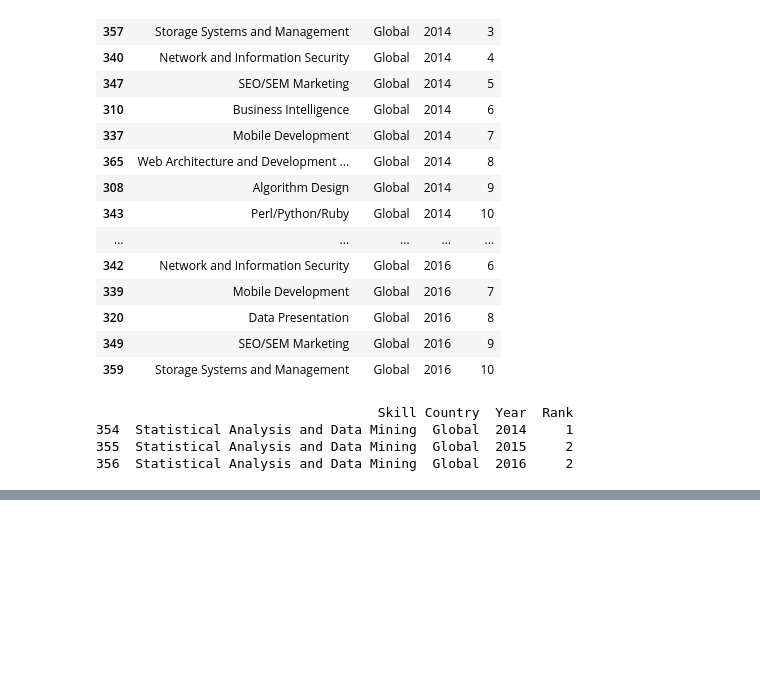
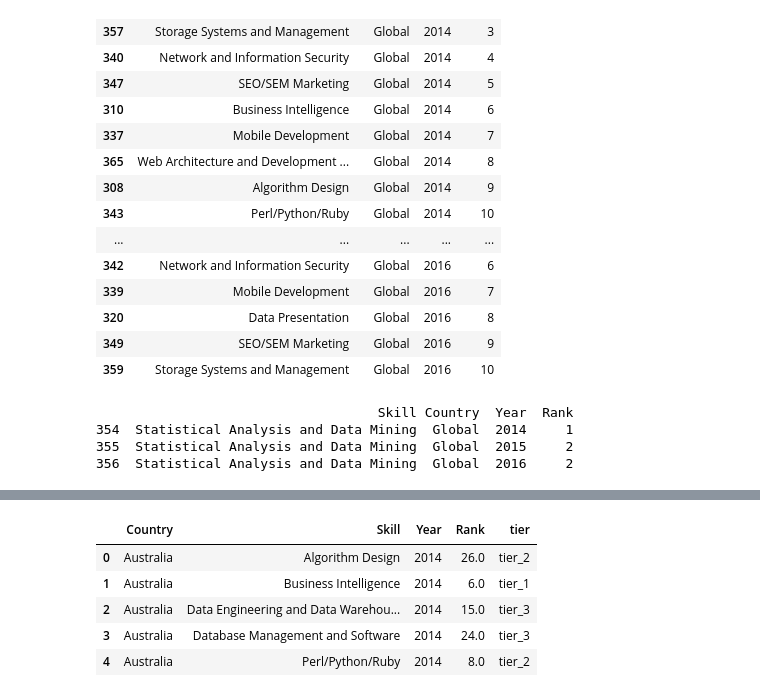
Before and after one commit to radroid/data-visualization-projects, a Jupyter notebook: 3 - Top Skills LinkedIn/1 - Exploratory Data Analysis.ipynb, the cells around one changed output, grey strips where cells are left out. Saved outputs shown, nothing was run; the diff lists cells and outputs as text; code cells hidden in the pictures; blank space fills up the shorter version.

```diff
--- a/3 - Top Skills LinkedIn/1 - Exploratory Data Analysis.ipynb
+++ b/3 - Top Skills LinkedIn/1 - Exploratory Data Analysis.ipynb
@@ -748,0 +778,24 @@ final_df2.to_csv('Processed Data Set.csv')
+# %%
+# Adding the categories for each skill
+# create a list of our conditions
+conditions = [
+    final_df3['Skill'].isin(CC_skills),
+    final_df3['Skill'].isin(PC1_skills),
+    final_df3['Skill'].isin(PC2_skills)
+    ]
+
+# create a list of the values we want to assign for each condition
+values = ['tier_3', 'tier_2', 'tier_1']
+
+# create a new column and use np.select to assign values to it using our lists as arguments
+final_df3['tier'] = np.select(conditions, values)
+
+# display updated DataFrame
+final_df3.head()
+# %% [output]
+|  | Country | Skill | Year | Rank | tier |
+| 0 | Australia | Algorithm Design | 2014 | 26.0 | tier_2 |
+| 1 | Australia | Business Intelligence | 2014 | 6.0 | tier_1 |
+| 2 | Australia | Data Engineering and Data Warehou... | 2014 | 15.0 | tier_3 |
+| 3 | Australia | Database Management and Software | 2014 | 24.0 | tier_3 |
+| 4 | Australia | Perl/Python/Ruby | 2014 | 8.0 | tier_2 |
```
Also changed, not shown: parts of 47 cells of this notebook.
